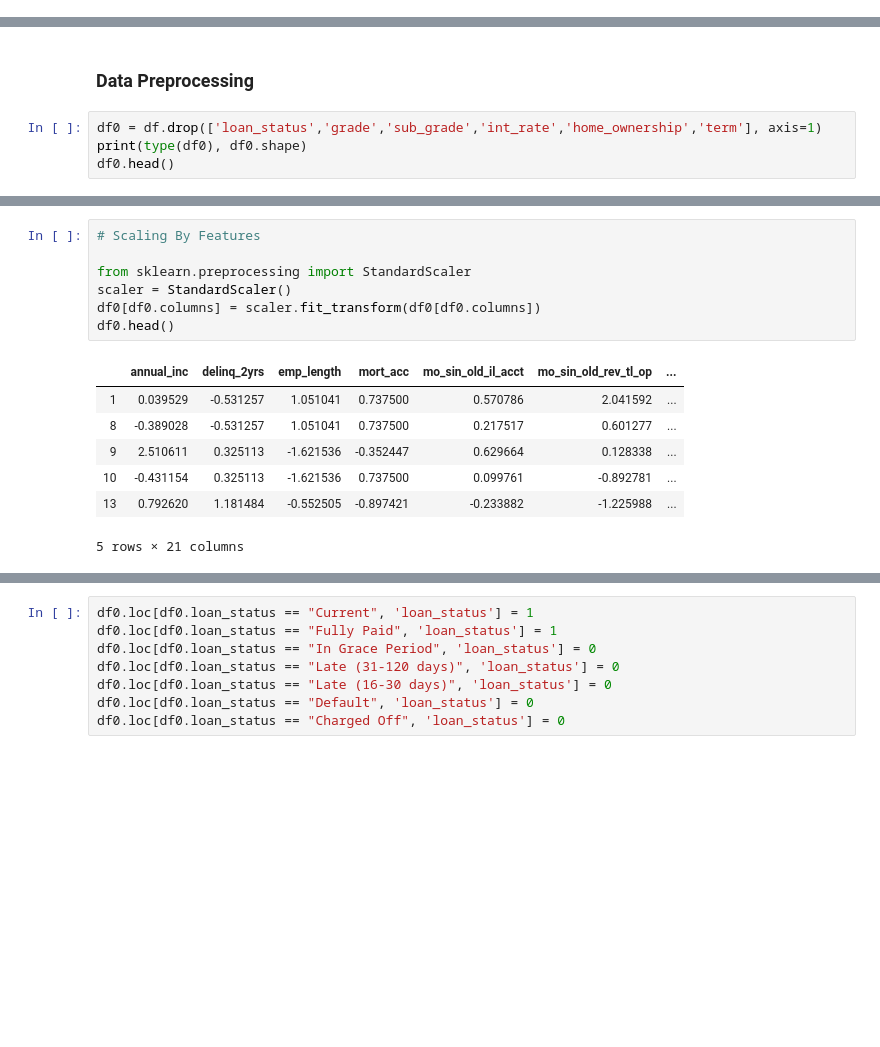
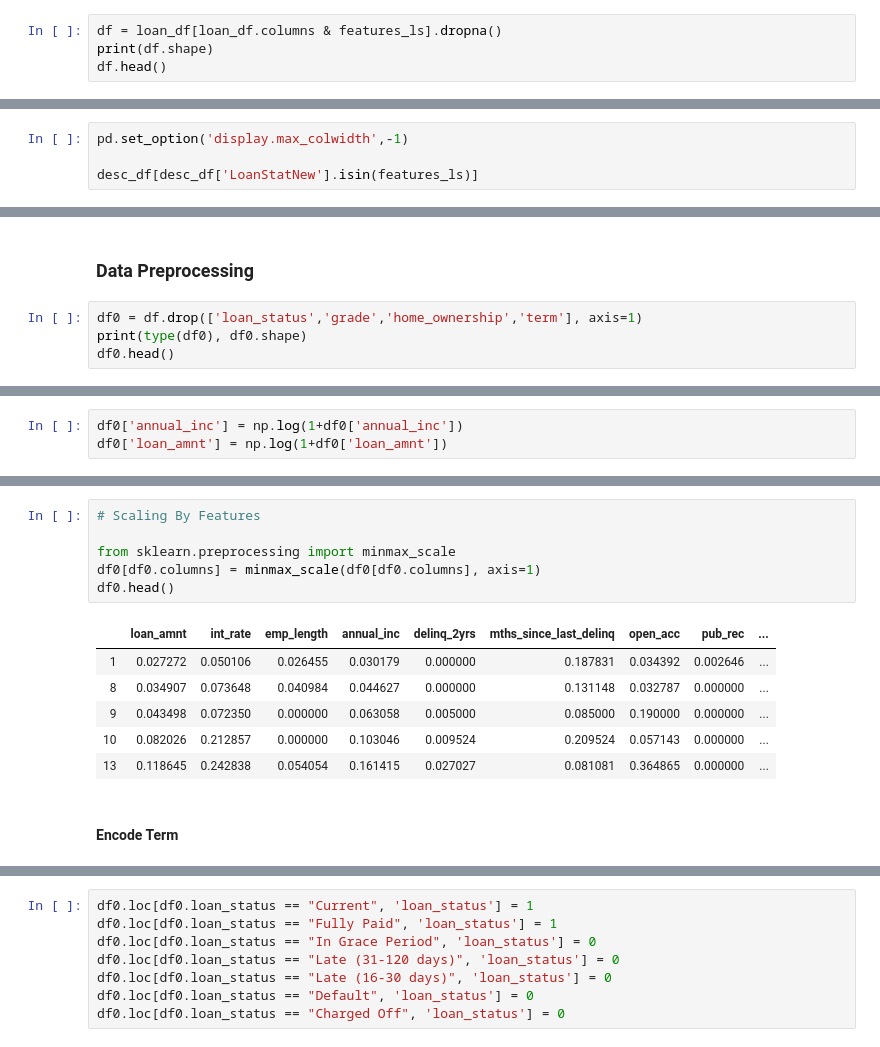
Before and after one commit to wendyfyx/lc_risk_analysis, a Jupyter notebook: ml_project.ipynb, the cells around one changed output, grey strips where cells are left out. Saved outputs shown, nothing was run; the diff lists cells and outputs as text; blank space fills up the shorter version.

Commit message:
Modify Features and Preprocessing

```diff
--- a/ml_project.ipynb
+++ b/ml_project.ipynb
@@ -117,0 +106,4 @@ df.head()
+# %%
+df = loan_df[loan_df.columns & features_ls].dropna()
+print(df.shape)
+df.head()
@@ -117,0 +118,4 @@ df.head()
+# %%
+pd.set_option('display.max_colwidth',-1)
+
+desc_df[desc_df['LoanStatNew'].isin(features_ls)]
@@ -118,7 +155,7 @@ df.head()
 # %% [markdown]
 ### Data Preprocessing
 # %%
-df0 = df.drop(['loan_status','grade','sub_grade','int_rate','home_ownership','term'], axis=1)
+df0 = df.drop(['loan_status','grade','home_ownership','term'], axis=1)
 print(type(df0), df0.shape)
 df0.head()
 # %% [output]
@@ -132,0 +169,3 @@ df0.head()
+# %%
+df0['annual_inc'] = np.log(1+df0['annual_inc'])
+df0['loan_amnt'] = np.log(1+df0['loan_amnt'])
@@ -162,18 +208,18 @@ Name: emp_length, dtype: int64
 # %%
 # Scaling By Features
 
-from sklearn.preprocessing import StandardScaler
-scaler = StandardScaler()
-df0[df0.columns] = scaler.fit_transform(df0[df0.columns])
+from sklearn.preprocessing import minmax_scale
+df0[df0.columns] = minmax_scale(df0[df0.columns], axis=1)
 df0.head()
 # %% [output]
-|  | annual_inc | delinq_2yrs | emp_length | mort_acc | mo_sin_old_il_acct | mo_sin_old_rev_tl_op | ... |
-| 1 | 0.039529 | -0.531257 | 1.051041 | 0.737500 | 0.570786 | 2.041592 | ... |
-| 8 | -0.389028 | -0.531257 | 1.051041 | 0.737500 | 0.217517 | 0.601277 | ... |
-| 9 | 2.510611 | 0.325113 | -1.621536 | -0.352447 | 0.629664 | 0.128338 | ... |
-| 10 | -0.431154 | 0.325113 | -1.621536 | 0.737500 | 0.099761 | -0.892781 | ... |
-| 13 | 0.792620 | 1.181484 | -0.552505 | -0.897421 | -0.233882 | -1.225988 | ... |
+|  | loan_amnt | int_rate | emp_length | annual_inc | delinq_2yrs | mths_since_last_delinq | open_acc | pub_rec | ... |
+| 1 | 0.027272 | 0.050106 | 0.026455 | 0.030179 | 0.000000 | 0.187831 | 0.034392 | 0.002646 | ... |
+| 8 | 0.034907 | 0.073648 | 0.040984 | 0.044627 | 0.000000 | 0.131148 | 0.032787 | 0.000000 | ... |
+| 9 | 0.043498 | 0.072350 | 0.000000 | 0.063058 | 0.005000 | 0.085000 | 0.190000 | 0.000000 | ... |
+| 10 | 0.082026 | 0.212857 | 0.000000 | 0.103046 | 0.009524 | 0.209524 | 0.057143 | 0.000000 | ... |
+| 13 | 0.118645 | 0.242838 | 0.054054 | 0.161415 | 0.027027 | 0.081081 | 0.364865 | 0.000000 | ... |
-5 rows × 21 columns
+# %% [markdown]
+#### Encode Term
 # %%
 df0['term'] = df['term'].factorize()[0]
 df0.head()
```
Also changed, not shown: parts of 42 cells of this notebook.
